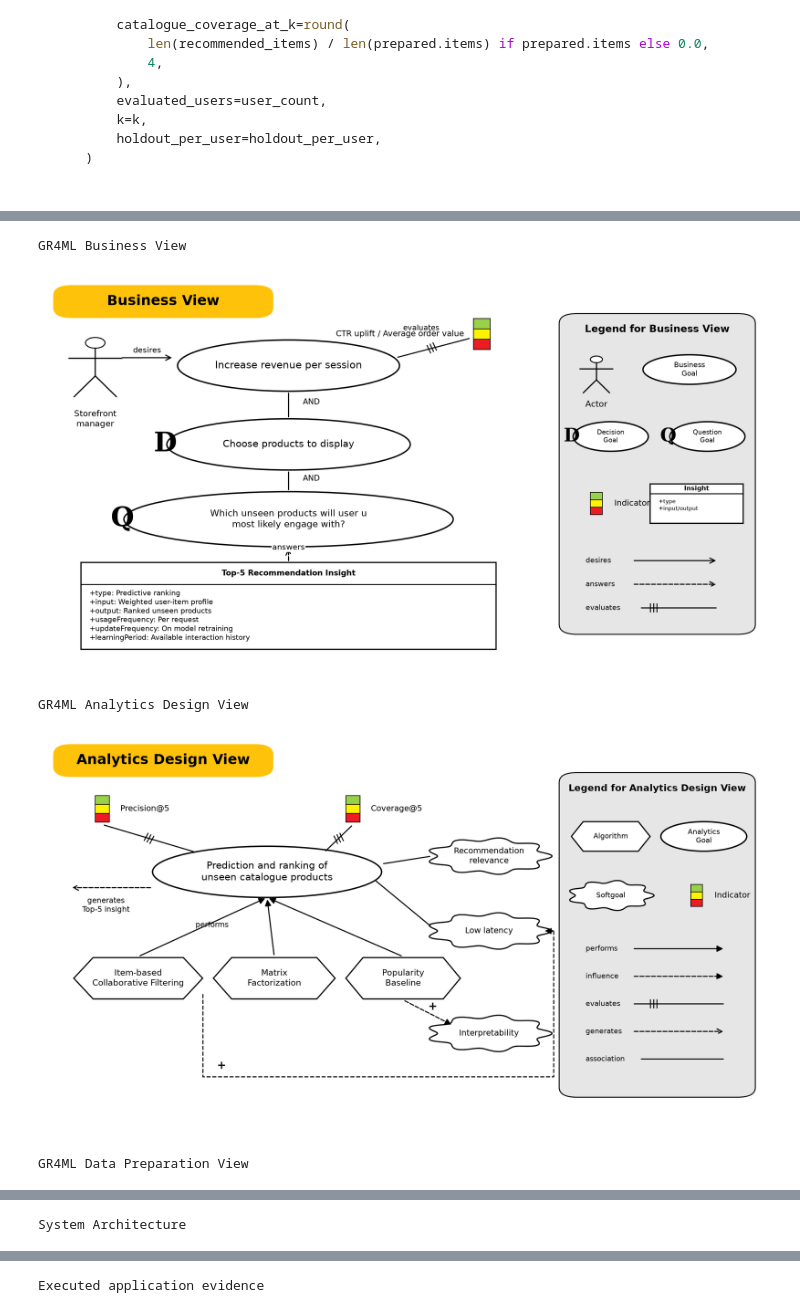
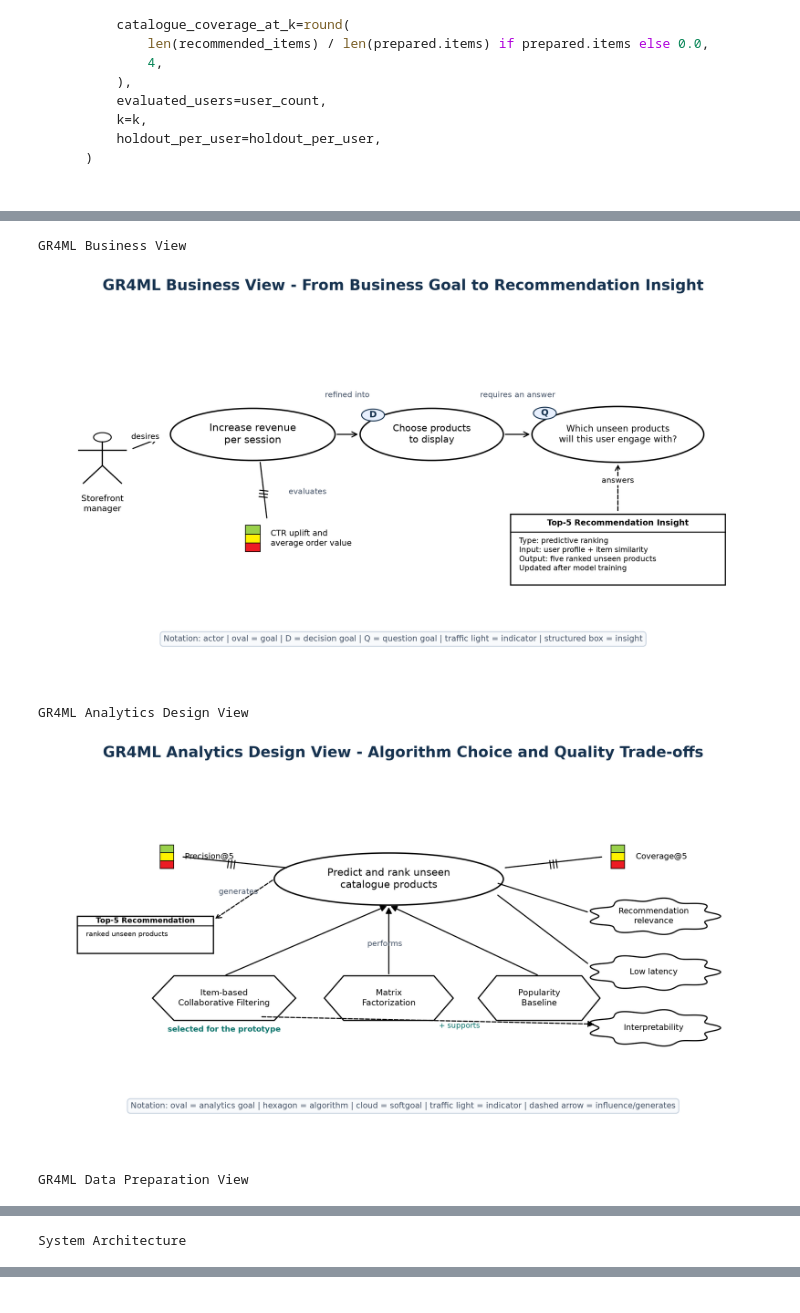
Before and after one commit to sumanthtps/seml-ecommerce-reco, a Jupyter notebook: final_submission/G049.ipynb, the cells around one changed output, grey strips where cells are left out. Saved outputs shown, nothing was run; the diff lists cells and outputs as text; code cells hidden in the pictures.

Commit message:
Updating diagrams

```diff
--- a/final_submission/G049.ipynb
+++ b/final_submission/G049.ipynb
@@ -754,23 +1067,22 @@ Decision Goal -> the decision contributes to the revenue Business Goal.
 # %%
 
 from IPython.display import Image, display
 
 visuals = [
     ("GR4ML Business View", ROOT / "evidence" / "gr4ml_business_view.png"),
     ("GR4ML Analytics Design View", ROOT / "evidence" / "gr4ml_analytics_design_view.png"),
     ("GR4ML Data Preparation View", ROOT / "evidence" / "gr4ml_data_preparation_view.png"),
     ("System Architecture", ROOT / "evidence" / "system_architecture.png"),
-    ("Executed application evidence", ROOT / "evidence" / "live_execution.png"),
 ]
 for title, path in visuals:
     print(title)
     if path.exists():
         display(Image(filename=str(path)))
     else:
         print("Generate with: python tools/generate_assets.py")
 # %% [output]
 GR4ML Business View
-[figure, old version]
+[figure, new version]
 GR4ML Analytics Design View
-[figure, old version]
+[figure, new version]
 GR4ML Data Preparation View
@@ -780 +1091,0 @@ System Architecture
-Executed application evidence
```
Also changed, not shown: parts of 18 cells of this notebook, 18 other files.
